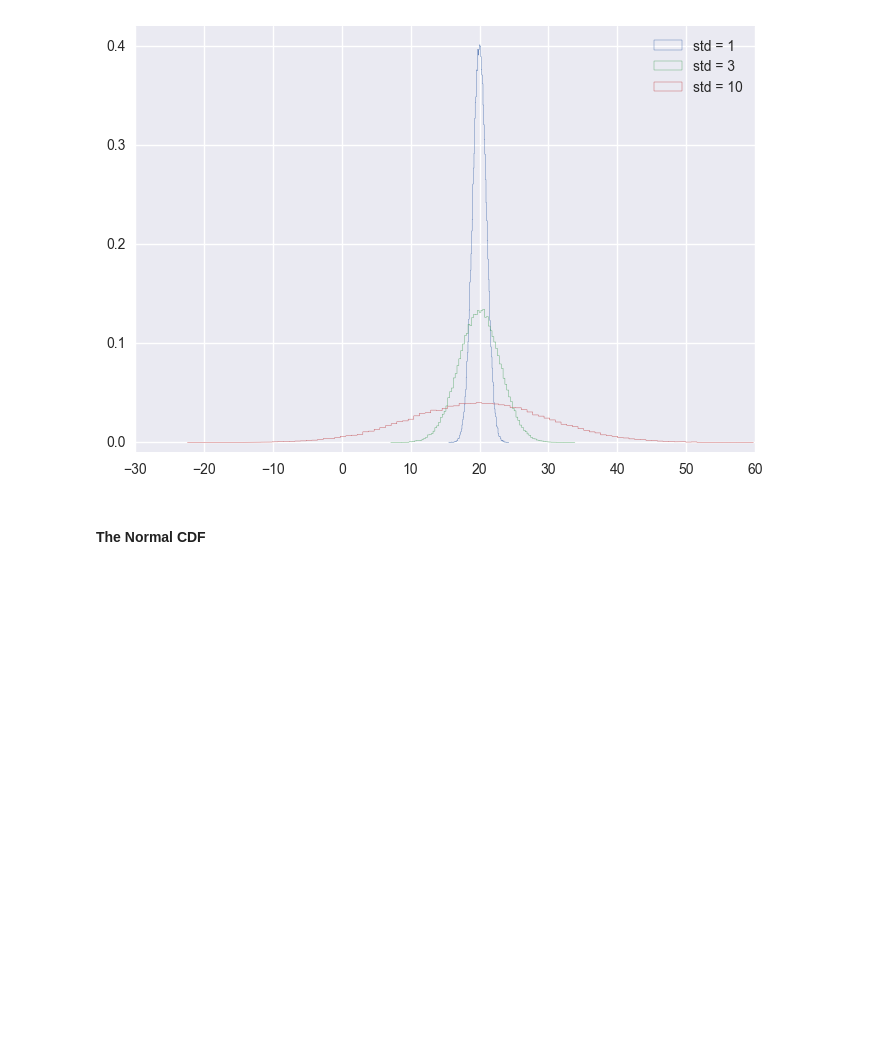
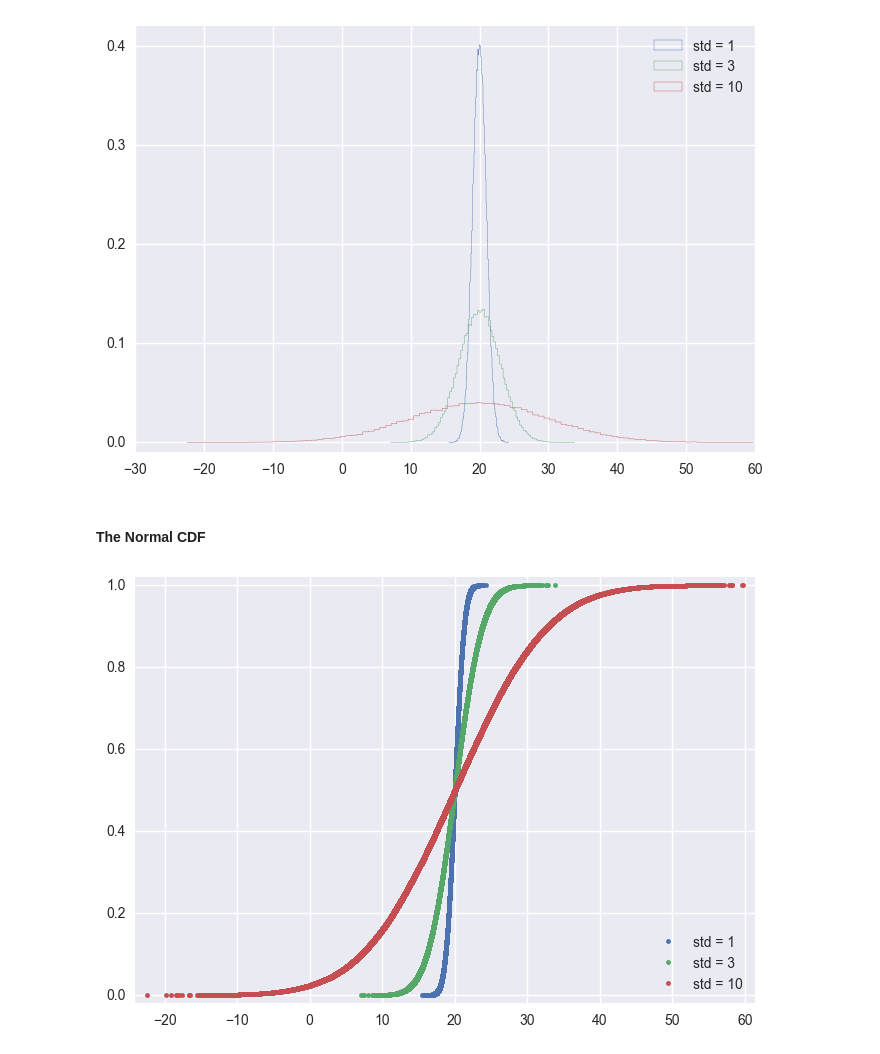
Before and after one commit to pdfarhad/python-for-datascience, a Jupyter notebook: Inferential statistics.ipynb, the cells around one changed output. Cells and saved outputs as stored; diff of their text form; code cells hidden in the pictures; blank space fills up the shorter version.

```diff
--- a/Inferential statistics.ipynb
+++ b/Inferential statistics.ipynb
@@ -185,3 +185,18 @@ plt.show()
 [figure]
 # %% [markdown]
 #### The Normal CDF
+# %%
+x_std1, y_std1 = ecdf(samples_std1)
+x_std3, y_std3 = ecdf(samples_std3)
+x_std10, y_std10 = ecdf(samples_std10)
+
+_ = plt.plot(x_std1, y_std1, marker='.', linestyle='none')
+_ = plt.plot(x_std3, y_std3, marker='.', linestyle='none')
+_ = plt.plot(x_std10, y_std10, marker='.', linestyle='none')
+
+plt.margins(0.02)
+
+_ = plt.legend(('std = 1', 'std = 3', 'std = 10'), loc='lower right')
+plt.show()
+# %% [output]
+[figure, added]
```
Also changed, not shown: 1 other file.
